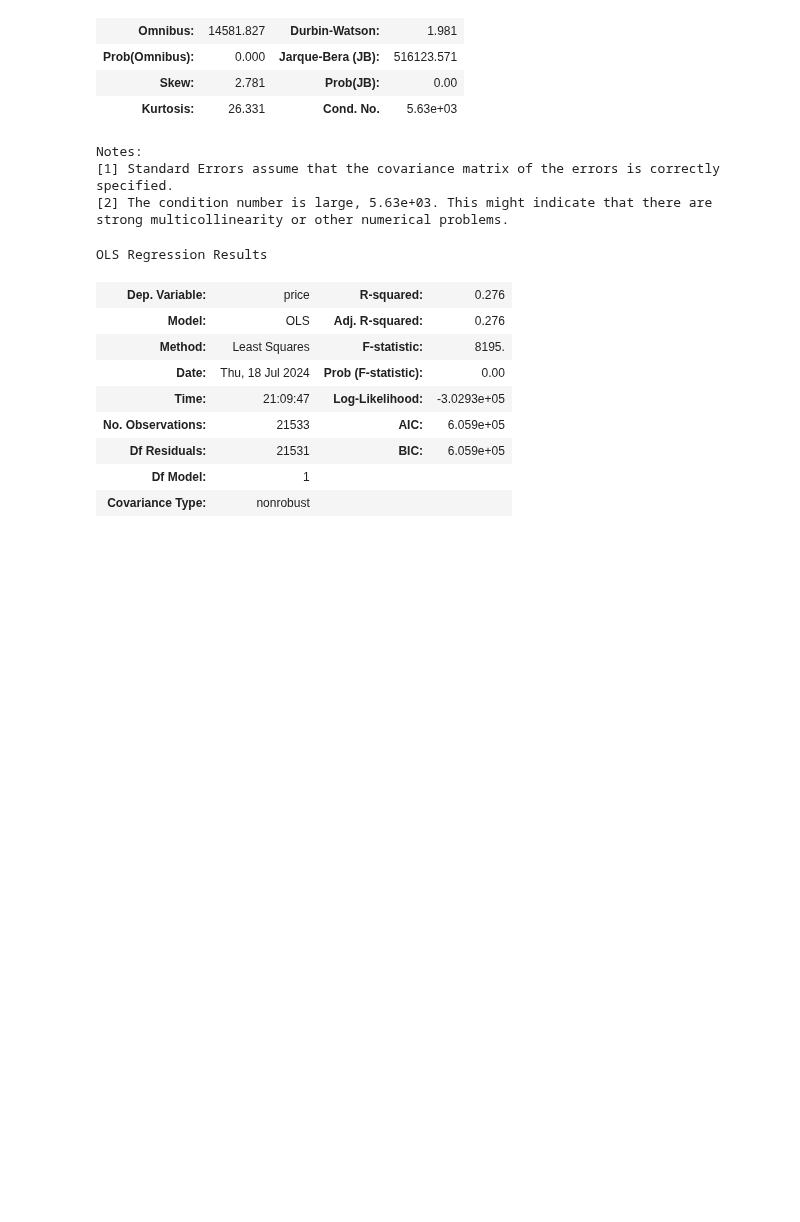
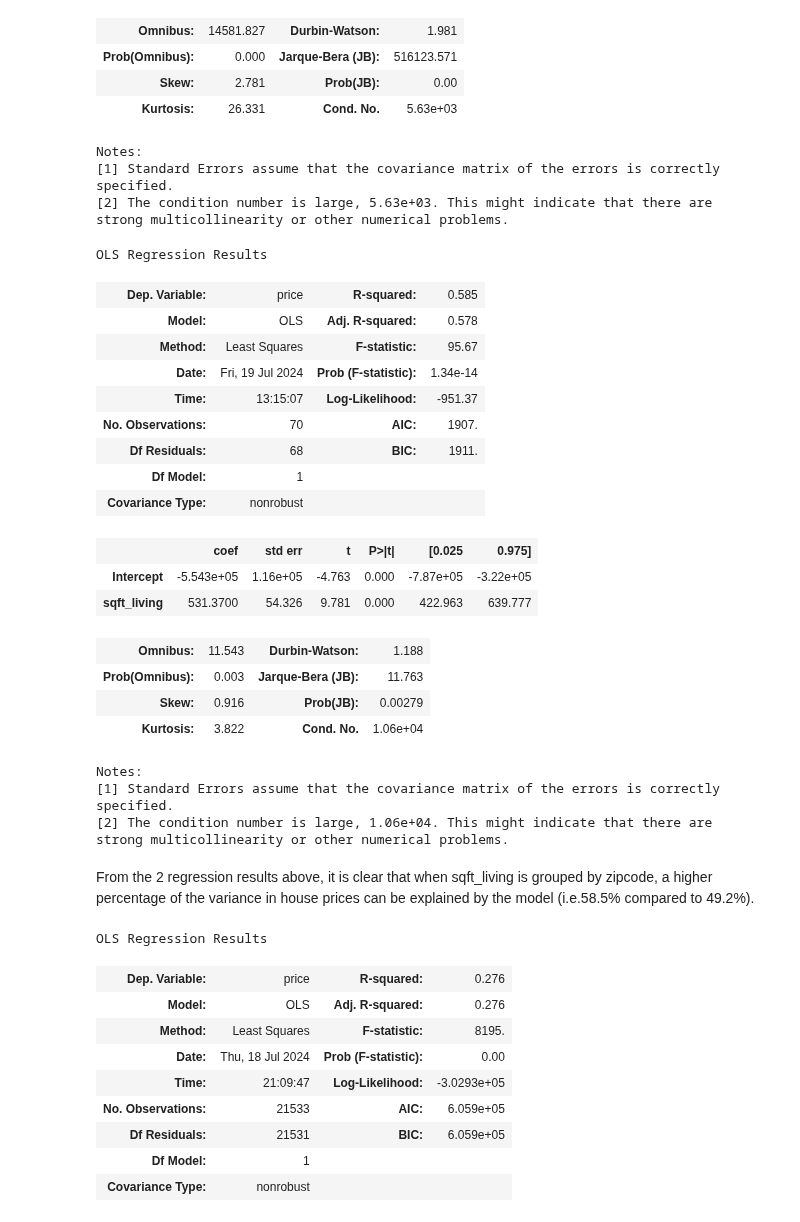
Before and after one commit to Patriciangugi/Project-Phase-2, a Jupyter notebook: Members/Hanan.ipynb, the cells around one changed output. Drawn from its saved outputs; the diff is of its cells as text; code cells hidden in the pictures; blank space fills up the shorter version.

```diff
--- a/Members/Hanan.ipynb
+++ b/Members/Hanan.ipynb
@@ -689,6 +695,34 @@ Notes:
 [1] Standard Errors assume that the covariance matrix of the errors is correctly specified.
 [2] The condition number is large, 5.63e+03. This might indicate that there are
 strong multicollinearity or other numerical problems.
+# %%
+# fit model and print summary
+model_price_sqft = ols(formula='price ~ sqft_living', data=zipcode_df).fit()
+model_price_sqft.summary()
+# %% [output]
+OLS Regression Results
+| Dep. Variable: | price | R-squared: | 0.585 |
+| Model: | OLS | Adj. R-squared: | 0.578 |
+| Method: | Least Squares | F-statistic: | 95.67 |
+| Date: | Fri, 19 Jul 2024 | Prob (F-statistic): | 1.34e-14 |
+| Time: | 13:15:07 | Log-Likelihood: | -951.37 |
+| No. Observations: | 70 | AIC: | 1907. |
+| Df Residuals: | 68 | BIC: | 1911. |
+| Df Model: | 1 |  |  |
+| Covariance Type: | nonrobust |  |  |
+|  | coef | std err | t | P>|t| | [0.025 | 0.975] |
+| Intercept | -5.543e+05 | 1.16e+05 | -4.763 | 0.000 | -7.87e+05 | -3.22e+05 |
+| sqft_living | 531.3700 | 54.326 | 9.781 | 0.000 | 422.963 | 639.777 |
+| Omnibus: | 11.543 | Durbin-Watson: | 1.188 |
+| Prob(Omnibus): | 0.003 | Jarque-Bera (JB): | 11.763 |
+| Skew: | 0.916 | Prob(JB): | 0.00279 |
+| Kurtosis: | 3.822 | Cond. No. | 1.06e+04 |
+Notes:
+[1] Standard Errors assume that the covariance matrix of the errors is correctly specified.
+[2] The condition number is large, 1.06e+04. This might indicate that there are
+strong multicollinearity or other numerical problems.
+# %% [markdown]
+From the 2 regression results above, it is clear that when sqft_living is grouped by zipcode, a higher percentage of the variance in house prices can be explained by the model (i.e.58.5% compared to 49.2%).
 # %%
 formula2 = 'price ~ bathrooms'
 
```
Also changed, not shown: parts of 11 cells of this notebook.
